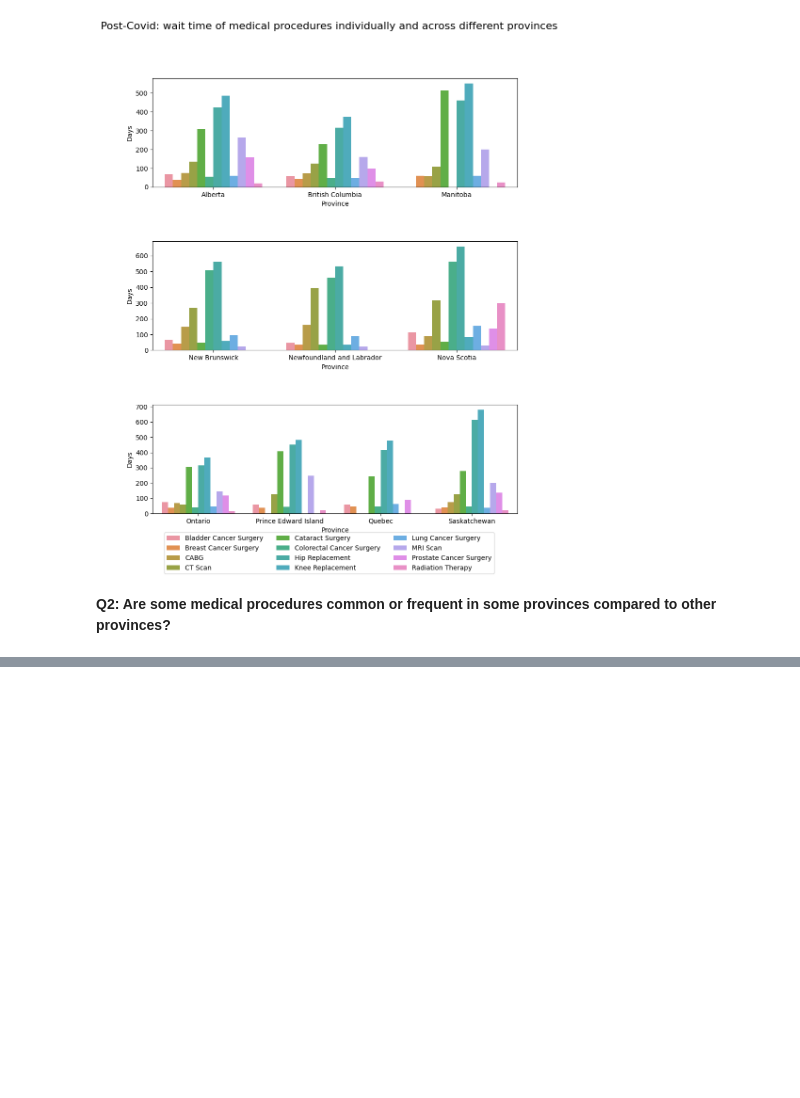
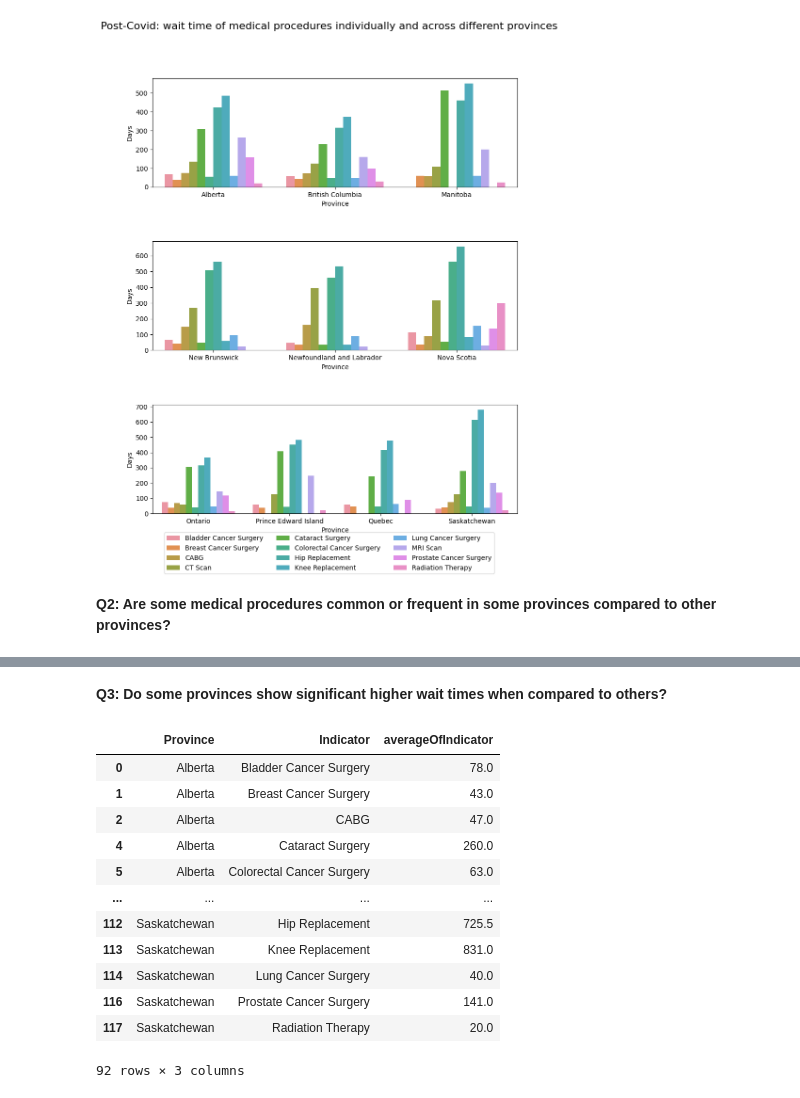
Before and after one commit to Aartizikre150/waiting-time-for-surgery-in-Canada, a Jupyter notebook: DAB_103_Project.ipynb, the cells around one changed output, grey strips where cells are left out. Drawn from its saved outputs; the diff is of its cells as text; code cells hidden in the pictures; blank space fills up the shorter version.

```diff
--- a/DAB_103_Project.ipynb
+++ b/DAB_103_Project.ipynb
@@ -448,0 +449,47 @@ plt.show()
+# %% [markdown]
+**Q3: Do some provinces show significant higher wait times when compared to others?**
+# %%
+# filter the Data by 2022
+filtered_data_by_2022 = data[(data["year"].isin([2022])) & (data["Region"].isna()) & (data['Metric']=="90th Percentile") & (data['unitOfMeasurement']=="Days")]
+
+# create pivot table
+pivot_table_filtered_data_by_2022 = pd.pivot_table(filtered_data_by_2022,
+                             values= ['indicatorResult'],
+                             index=["Province", "Indicator"],
+                             aggfunc=np.mean)
+
+# rename the column
+pivot_table_filtered_data_by_2022.columns = ["averageOfIndicator"]
+
+# show the pivot table
+#pivot_table_filtered_data_by_2022
+
+
+# Convert pivot table to table
+pivot_table_filtered_data_by_2022 = pivot_table_filtered_data_by_2022.reset_index()
+pivot_table_filtered_data_by_2022.columns.name = None
+
+# Exclude "Canada" from the list of Province
+pivot_table_filtered_data_by_2022 = pivot_table_filtered_data_by_2022[~pivot_table_filtered_data_by_2022['Province'].isin(['Canada'])]
+
+# Exclude "CT scan" and "MRI scan" from the list of surgeries (indicators)
+pivot_table_filtered_data_by_2022 = pivot_table_filtered_data_by_2022[~pivot_table_filtered_data_by_2022['Indicator'].isin(['CT Scan', 'MRI Scan'])]
+
+# Change the value 'Hip Fracture Repair/Emergency and Inpatient' to 'Hip Fracture Repair' in the Indicator column
+pivot_table_filtered_data_by_2022['Indicator'] = pivot_table_filtered_data_by_2022['Indicator'].replace('Hip Fracture Repair/Emergency and Inpatient', 'Hip Fracture Repair')
+
+pivot_table_filtered_data_by_2022
+# %% [output]
+|  | Province | Indicator | averageOfIndicator |
+| 0 | Alberta | Bladder Cancer Surgery | 78.0 |
+| 1 | Alberta | Breast Cancer Surgery | 43.0 |
+| 2 | Alberta | CABG | 47.0 |
+| 4 | Alberta | Cataract Surgery | 260.0 |
+| 5 | Alberta | Colorectal Cancer Surgery | 63.0 |
+| ... | ... | ... | ... |
+| 112 | Saskatchewan | Hip Replacement | 725.5 |
+| 113 | Saskatchewan | Knee Replacement | 831.0 |
+| 114 | Saskatchewan | Lung Cancer Surgery | 40.0 |
+| 116 | Saskatchewan | Prostate Cancer Surgery | 141.0 |
+| 117 | Saskatchewan | Radiation Therapy | 20.0 |
+92 rows × 3 columns
```
Also changed, not shown: parts of 4 cells of this notebook.
